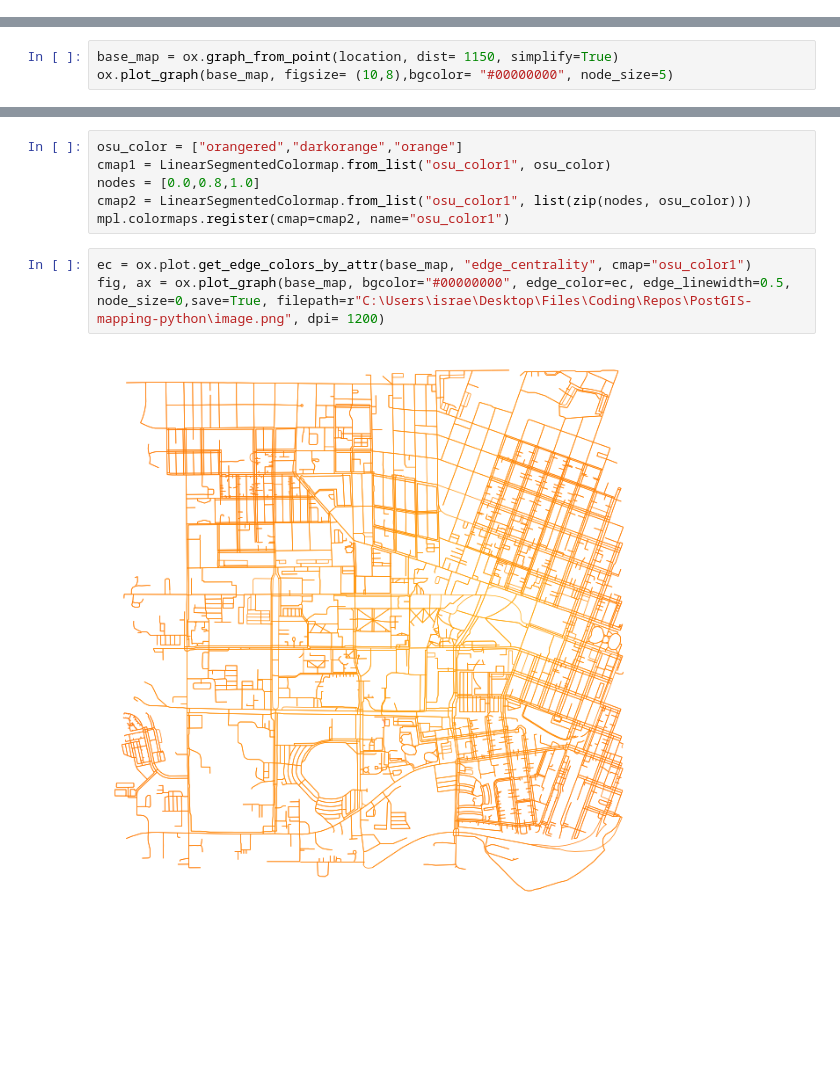
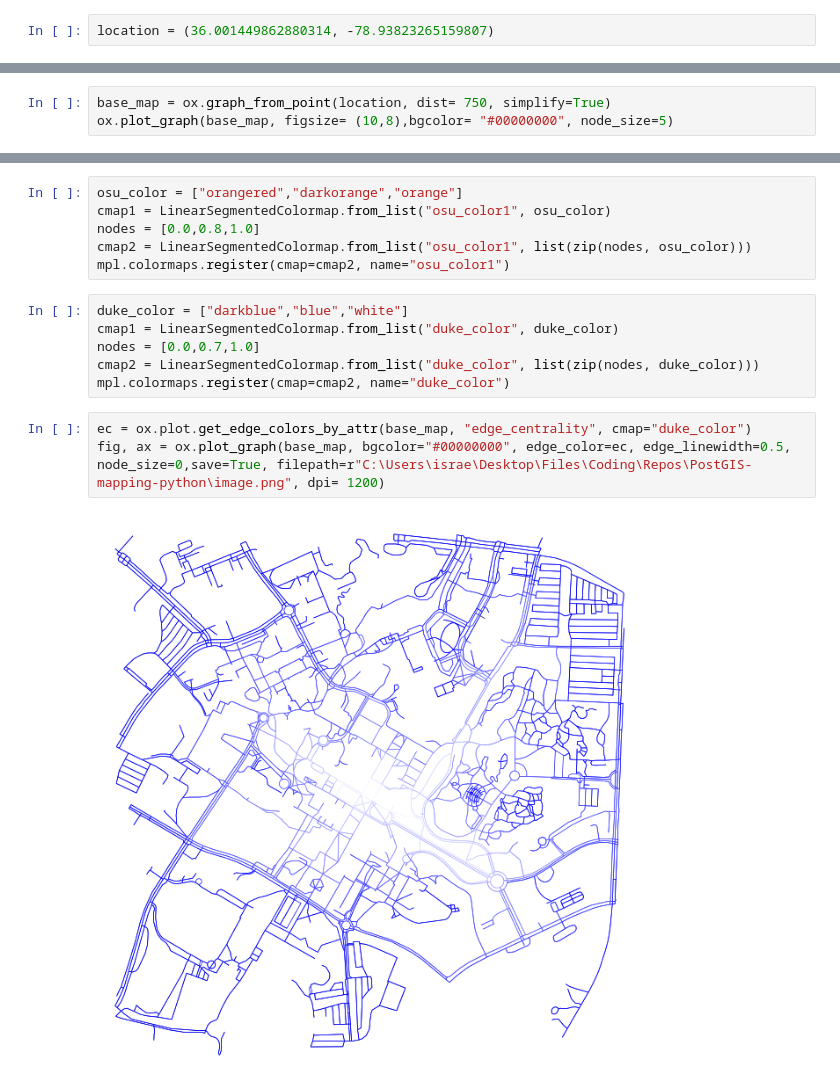
Before and after one commit to idellinger/Python-Map-Tools, a Jupyter notebook: map_create.ipynb, the cells around one changed output, grey strips where cells are left out. Saved outputs shown, nothing was run; the diff lists cells and outputs as text; blank space fills up the shorter version.

```diff
--- a/map_create.ipynb
+++ b/map_create.ipynb
@@ -13,8 +13,10 @@ location = (44.56573146791943, -123.27890026288026)
+# %%
+location = (36.001449862880314, -78.93823265159807)
 # %% [markdown]
 Change the 'dist' variable to modify how much area is included in the graph.
 
 Note: Higher 'dist' means more mapping nodes, which drastically increases the amount of time needed to process the graph.
 # %%
-base_map = ox.graph_from_point(location, dist= 1150, simplify=True)
+base_map = ox.graph_from_point(location, dist= 750, simplify=True)
 ox.plot_graph(base_map, figsize= (10,8),bgcolor= "#00000000", node_size=5)
 # %% [output]
@@ -91,8 +93,14 @@ cmap1 = LinearSegmentedColormap.from_list("osu_color1", osu_color)
 nodes = [0.0,0.8,1.0]
 cmap2 = LinearSegmentedColormap.from_list("osu_color1", list(zip(nodes, osu_color)))
 mpl.colormaps.register(cmap=cmap2, name="osu_color1")
+# %%
+duke_color = ["darkblue","blue","white"]
+cmap1 = LinearSegmentedColormap.from_list("duke_color", duke_color)
+nodes = [0.0,0.7,1.0]
+cmap2 = LinearSegmentedColormap.from_list("duke_color", list(zip(nodes, duke_color)))
+mpl.colormaps.register(cmap=cmap2, name="duke_color")
 # %%
-ec = ox.plot.get_edge_colors_by_attr(base_map, "edge_centrality", cmap="osu_color1")
+ec = ox.plot.get_edge_colors_by_attr(base_map, "edge_centrality", cmap="duke_color")
 fig, ax = ox.plot_graph(base_map, bgcolor="#00000000", edge_color=ec, edge_linewidth=0.5, node_size=0,save=True, filepath=r"C:\Users\israe\Desktop\Files\Coding\Repos\PostGIS-mapping-python\image.png", dpi= 1200)
 # %% [output]
-[figure, old version]
+[figure, new version]
```
Also changed, not shown: parts of 3 cells of this notebook, 5 other files.
